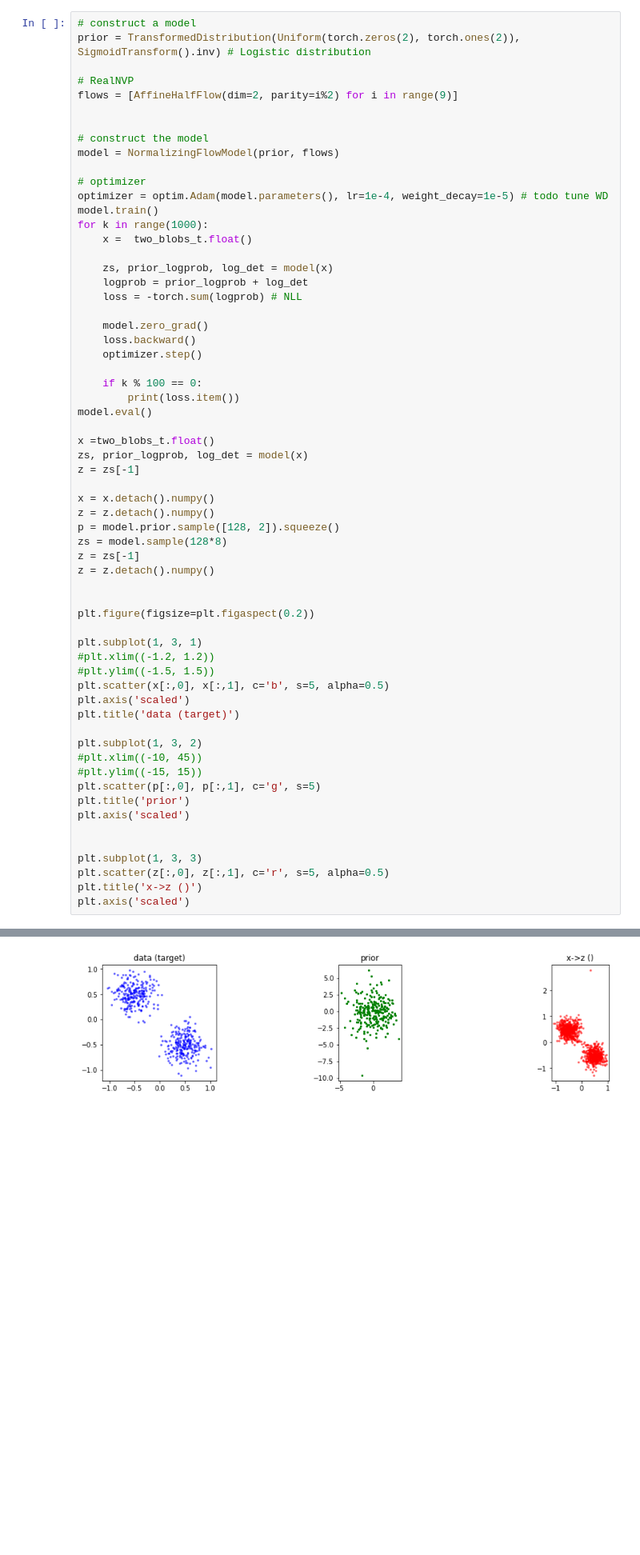
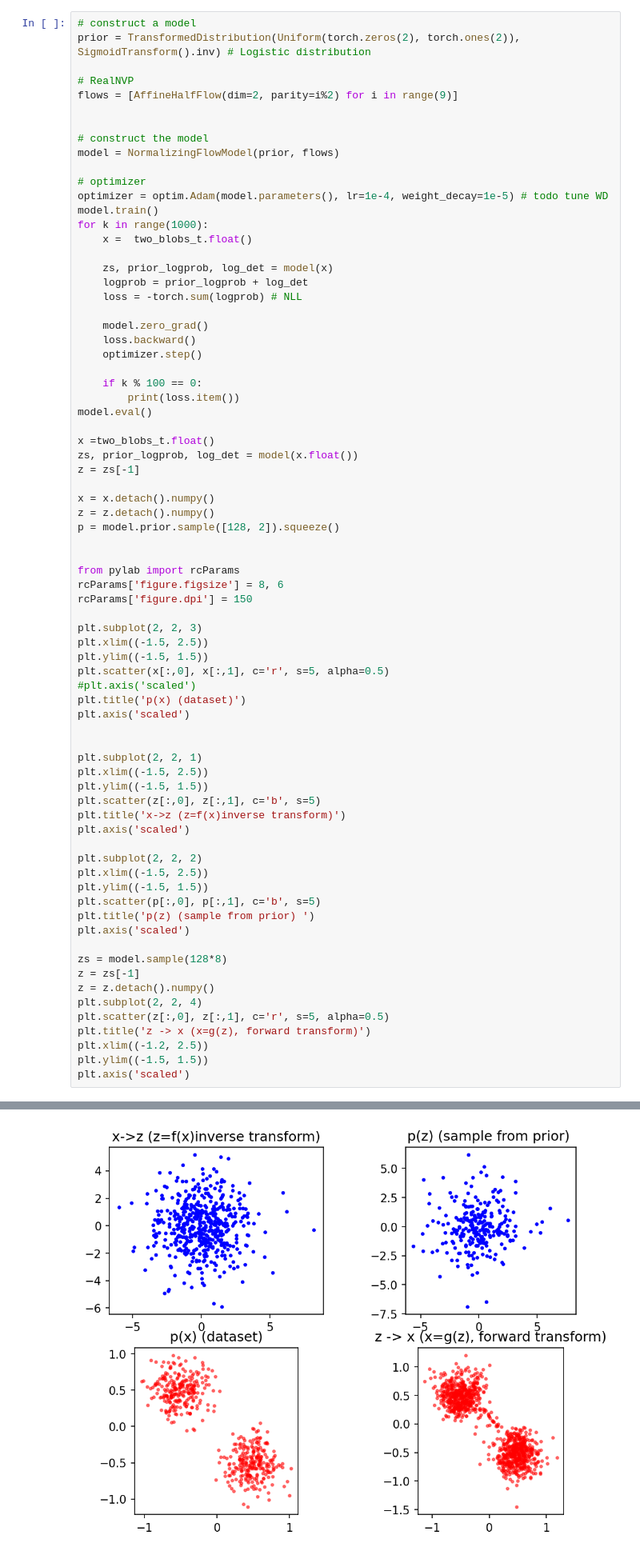
Before and after one commit to SanaNGU/ProbAi-Normalizingflow-project, a Jupyter notebook: Real-nvp/Real_NVP.ipynb, the cells around one changed output, grey strips where cells are left out. Shown: that part at 80% size. Drawn from its saved outputs; the diff is of its cells as text; blank space fills up the shorter version.

```diff
--- a/Real-nvp/Real_NVP.ipynb
+++ b/Real-nvp/Real_NVP.ipynb
@@ -376,36 +372,48 @@ for k in range(1000):
 model.eval()
 
 x =two_blobs_t.float()
-zs, prior_logprob, log_det = model(x)
+zs, prior_logprob, log_det = model(x.float())
 z = zs[-1]
 
 x = x.detach().numpy()
 z = z.detach().numpy()
 p = model.prior.sample([128, 2]).squeeze()
+
+
+from pylab import rcParams
+rcParams['figure.figsize'] = 8, 6
+rcParams['figure.dpi'] = 150
+
+plt.subplot(2, 2, 3)
+plt.xlim((-1.5, 2.5))
+plt.ylim((-1.5, 1.5))
+plt.scatter(x[:,0], x[:,1], c='r', s=5, alpha=0.5)
+#plt.axis('scaled')
+plt.title('p(x) (dataset)')
+plt.axis('scaled')
+
+
+plt.subplot(2, 2, 1)
+plt.xlim((-1.5, 2.5))
+plt.ylim((-1.5, 1.5))
+plt.scatter(z[:,0], z[:,1], c='b', s=5)
+plt.title('x->z (z=f(x)inverse transform)')
+plt.axis('scaled')
+
+plt.subplot(2, 2, 2)
+plt.xlim((-1.5, 2.5))
+plt.ylim((-1.5, 1.5))
+plt.scatter(p[:,0], p[:,1], c='b', s=5)
+plt.title('p(z) (sample from prior) ')
+plt.axis('scaled')
+
 zs = model.sample(128*8)
 z = zs[-1]
 z = z.detach().numpy()
-
-
-plt.figure(figsize=plt.figaspect(0.2))
-
-plt.subplot(1, 3, 1)
-#plt.xlim((-1.2, 1.2))
-#plt.ylim((-1.5, 1.5))
-plt.scatter(x[:,0], x[:,1], c='b', s=5, alpha=0.5)
+plt.subplot(2, 2, 4)
+plt.scatter(z[:,0], z[:,1], c='r', s=5, alpha=0.5)
+plt.title('z -> x (x=g(z), forward transform)')
+plt.xlim((-1.2, 2.5))
+plt.ylim((-1.5, 1.5))
 plt.axis('scaled')
-plt.title('data (target)')
-
-plt.subplot(1, 3, 2)
-#plt.xlim((-10, 45))
-#plt.ylim((-15, 15))
-plt.scatter(p[:,0], p[:,1], c='g', s=5)
-plt.title('prior')
-plt.axis('scaled')
-
-
-plt.subplot(1, 3, 3)
-plt.scatter(z[:,0], z[:,1], c='r', s=5, alpha=0.5)
-plt.title('x->z ()')
-plt.axis('scaled')
 # %% [output]
@@ -426 +434 @@ plt.axis('scaled')
-[figure, old version]
+[figure, new version]
```
Also changed, not shown: parts of 6 cells of this notebook, 5 other files.
